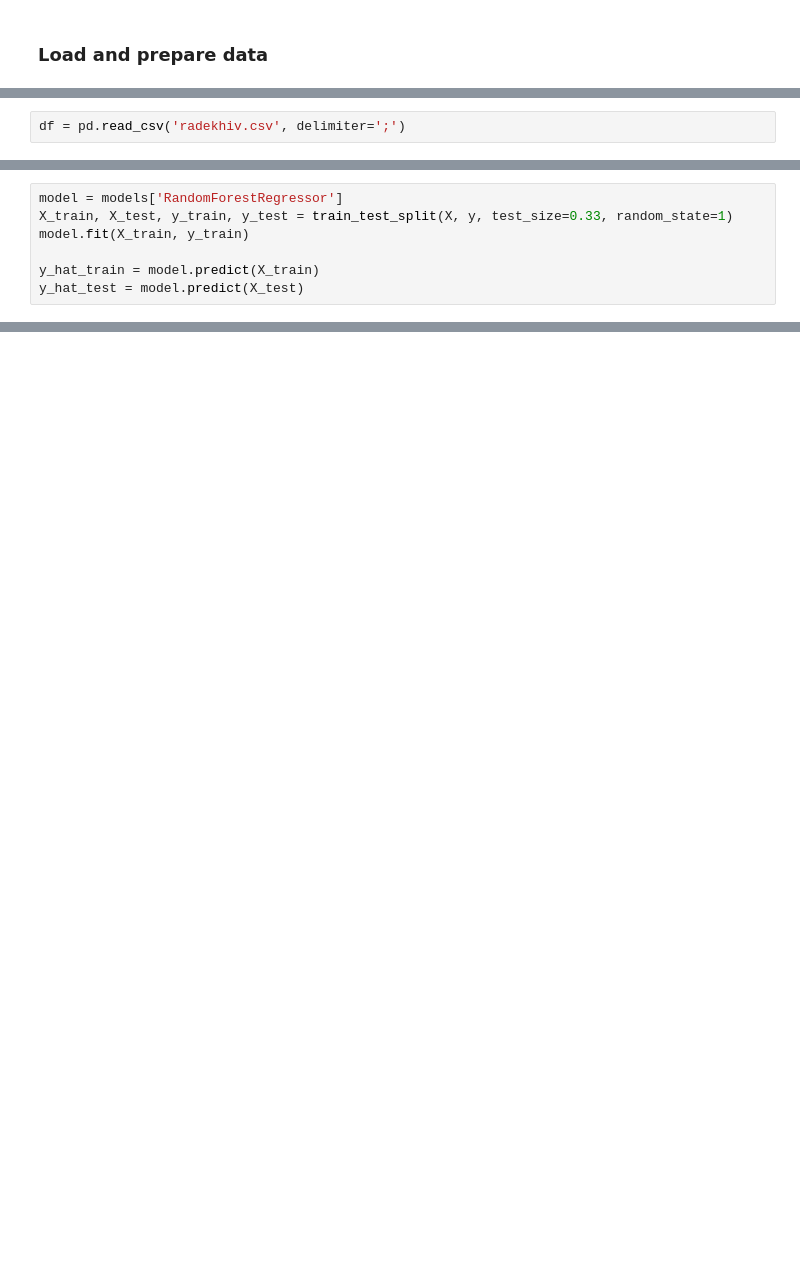
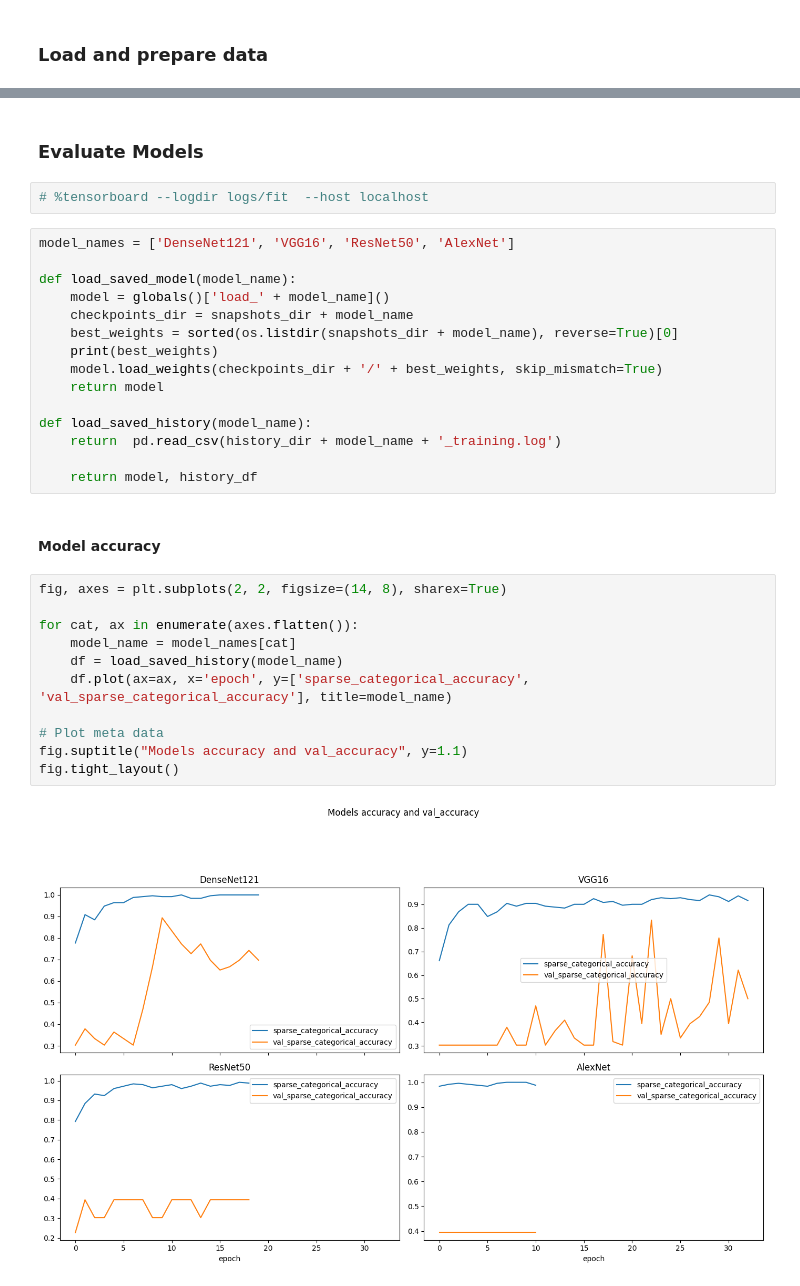
Before and after one commit to seeman512/ML, a Jupyter notebook: Lab9/Hometask.ipynb, the cells around one changed output, grey strips where cells are left out. Drawn from its saved outputs; the diff is of its cells as text; blank space fills up the shorter version.

```diff
--- a/Lab9/Hometask.ipynb
+++ b/Lab9/Hometask.ipynb
@@ -30,2 +61,0 @@ pd.set_option('display.max_columns', None)
-# %%
-df = pd.read_csv('radekhiv.csv', delimiter=';')
@@ -337,7 +61,0 @@ metrics_df
-# %%
-model = models['RandomForestRegressor']
-X_train, X_test, y_train, y_test = train_test_split(X, y, test_size=0.33, random_state=1)
-model.fit(X_train, y_train)
-
-y_hat_train = model.predict(X_train)
-y_hat_test = model.predict(X_test)
@@ -397,0 +262,34 @@ metrics_df
+# %% [markdown]
+### Evaluate Models
+# %%
+# %tensorboard --logdir logs/fit  --host localhost
+# %%
+model_names = ['DenseNet121', 'VGG16', 'ResNet50', 'AlexNet']
+
+def load_saved_model(model_name):
+    model = globals()['load_' + model_name]()
+    checkpoints_dir = snapshots_dir + model_name
+    best_weights = sorted(os.listdir(snapshots_dir + model_name), reverse=True)[0]
+    print(best_weights)
+    model.load_weights(checkpoints_dir + '/' + best_weights, skip_mismatch=True)
+    return model
+
+def load_saved_history(model_name):
+    return  pd.read_csv(history_dir + model_name + '_training.log')
+
+    return model, history_df
+# %% [markdown]
+#### Model accuracy
+# %%
+fig, axes = plt.subplots(2, 2, figsize=(14, 8), sharex=True)
+
+for cat, ax in enumerate(axes.flatten()):
+    model_name = model_names[cat]
+    df = load_saved_history(model_name)
+    df.plot(ax=ax, x='epoch', y=['sparse_categorical_accuracy', 'val_sparse_categorical_accuracy'], title=model_name)
+
+# Plot meta data
+fig.suptitle("Models accuracy and val_accuracy", y=1.1)
+fig.tight_layout()
+# %% [output]
+[figure, added]
```
Also changed, not shown: parts of 71 cells of this notebook.
